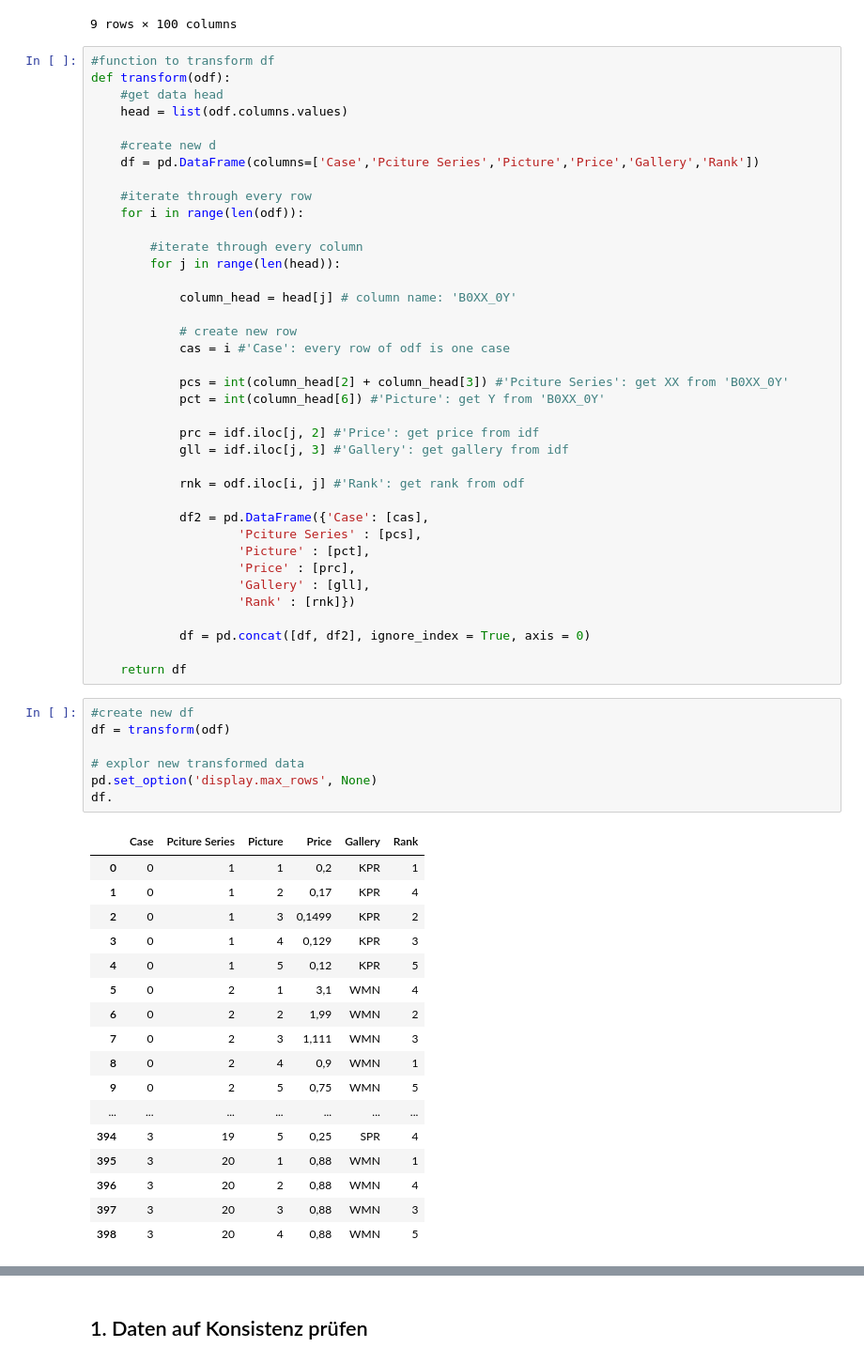
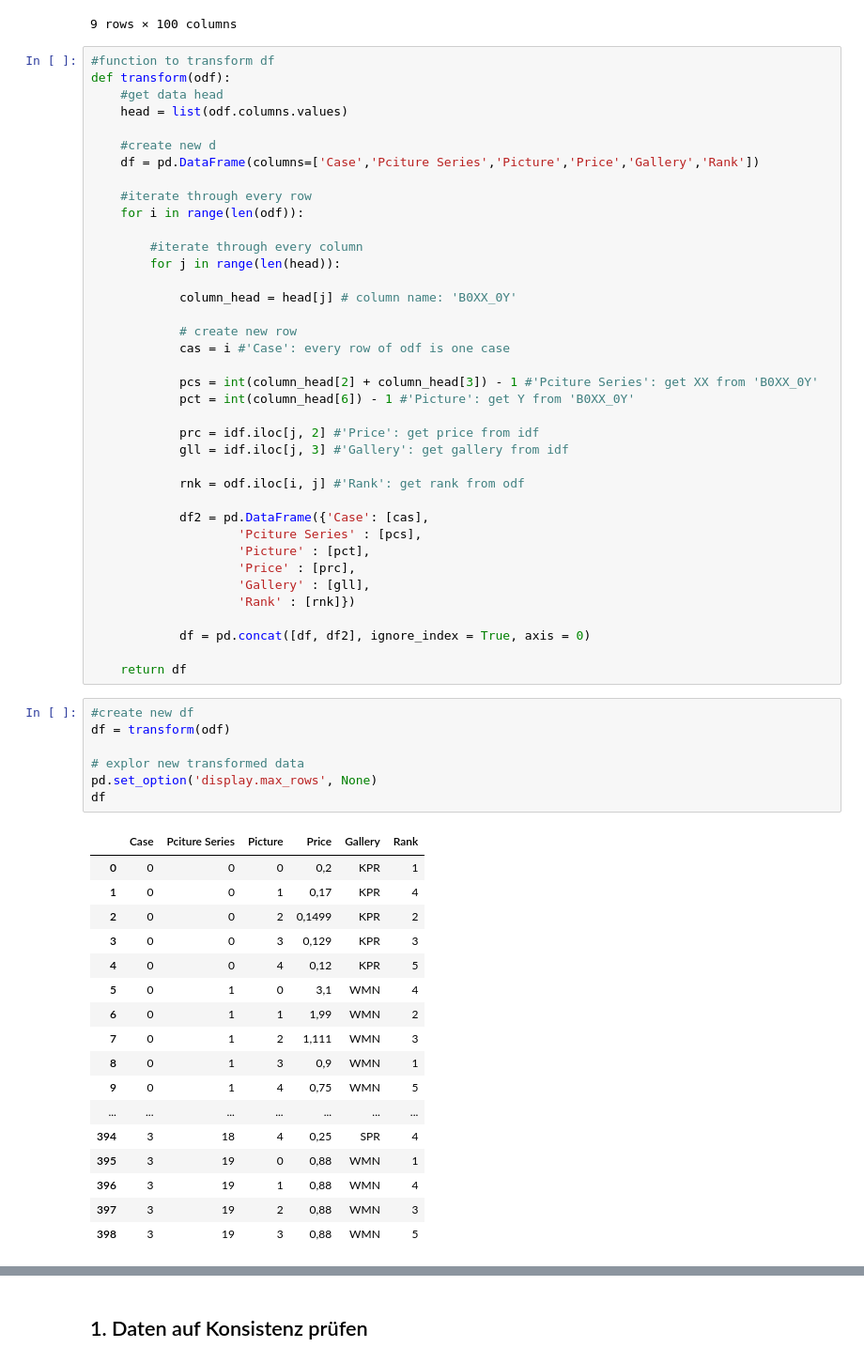
Before and after one commit to 9-cordes/order_experiment, a Jupyter notebook: rearrange_data.ipynb, the cells around one changed output, grey strips where cells are left out. Shown: that part at 94% size. Saved outputs shown, nothing was run; the diff lists cells and outputs as text.

Commit message:
Picture Series and Pictures start by zero

```diff
--- a/rearrange_data.ipynb
+++ b/rearrange_data.ipynb
@@ -84,8 +84,8 @@ def transform(odf):
             # create new row
             cas = i #'Case': every row of odf is one case
 
-            pcs = int(column_head[2] + column_head[3]) #'Pciture Series': get XX from 'B0XX_0Y'
-            pct = int(column_head[6]) #'Picture': get Y from 'B0XX_0Y'
+            pcs = int(column_head[2] + column_head[3]) - 1 #'Pciture Series': get XX from 'B0XX_0Y'
+            pct = int(column_head[6]) - 1 #'Picture': get Y from 'B0XX_0Y'
 
             prc = idf.iloc[j, 2] #'Price': get price from idf
             gll = idf.iloc[j, 3] #'Gallery': get gallery from idf
@@ -105,25 +105,25 @@ def transform(odf):
 # %%
 #create new df
 df = transform(odf)
 
 # explor new transformed data
 pd.set_option('display.max_rows', None)
-df.
+df
 # %% [output]
 |  | Case | Pciture Series | Picture | Price | Gallery | Rank |
-| 0 | 0 | 1 | 1 | 0,2 | KPR | 1 |
-| 1 | 0 | 1 | 2 | 0,17 | KPR | 4 |
-| 2 | 0 | 1 | 3 | 0,1499 | KPR | 2 |
-| 3 | 0 | 1 | 4 | 0,129 | KPR | 3 |
-| 4 | 0 | 1 | 5 | 0,12 | KPR | 5 |
-| 5 | 0 | 2 | 1 | 3,1 | WMN | 4 |
-| 6 | 0 | 2 | 2 | 1,99 | WMN | 2 |
-| 7 | 0 | 2 | 3 | 1,111 | WMN | 3 |
-| 8 | 0 | 2 | 4 | 0,9 | WMN | 1 |
-| 9 | 0 | 2 | 5 | 0,75 | WMN | 5 |
+| 0 | 0 | 0 | 0 | 0,2 | KPR | 1 |
+| 1 | 0 | 0 | 1 | 0,17 | KPR | 4 |
+| 2 | 0 | 0 | 2 | 0,1499 | KPR | 2 |
+| 3 | 0 | 0 | 3 | 0,129 | KPR | 3 |
+| 4 | 0 | 0 | 4 | 0,12 | KPR | 5 |
+| 5 | 0 | 1 | 0 | 3,1 | WMN | 4 |
+| 6 | 0 | 1 | 1 | 1,99 | WMN | 2 |
+| 7 | 0 | 1 | 2 | 1,111 | WMN | 3 |
+| 8 | 0 | 1 | 3 | 0,9 | WMN | 1 |
+| 9 | 0 | 1 | 4 | 0,75 | WMN | 5 |
 | ... | ... | ... | ... | ... | ... | ... |
-| 394 | 3 | 19 | 5 | 0,25 | SPR | 4 |
-| 395 | 3 | 20 | 1 | 0,88 | WMN | 1 |
-| 396 | 3 | 20 | 2 | 0,88 | WMN | 4 |
-| 397 | 3 | 20 | 3 | 0,88 | WMN | 3 |
-| 398 | 3 | 20 | 4 | 0,88 | WMN | 5 |
+| 394 | 3 | 18 | 4 | 0,25 | SPR | 4 |
+| 395 | 3 | 19 | 0 | 0,88 | WMN | 1 |
+| 396 | 3 | 19 | 1 | 0,88 | WMN | 4 |
+| 397 | 3 | 19 | 2 | 0,88 | WMN | 3 |
+| 398 | 3 | 19 | 3 | 0,88 | WMN | 5 |
```
Also changed, not shown: parts of 10 cells of this notebook.
